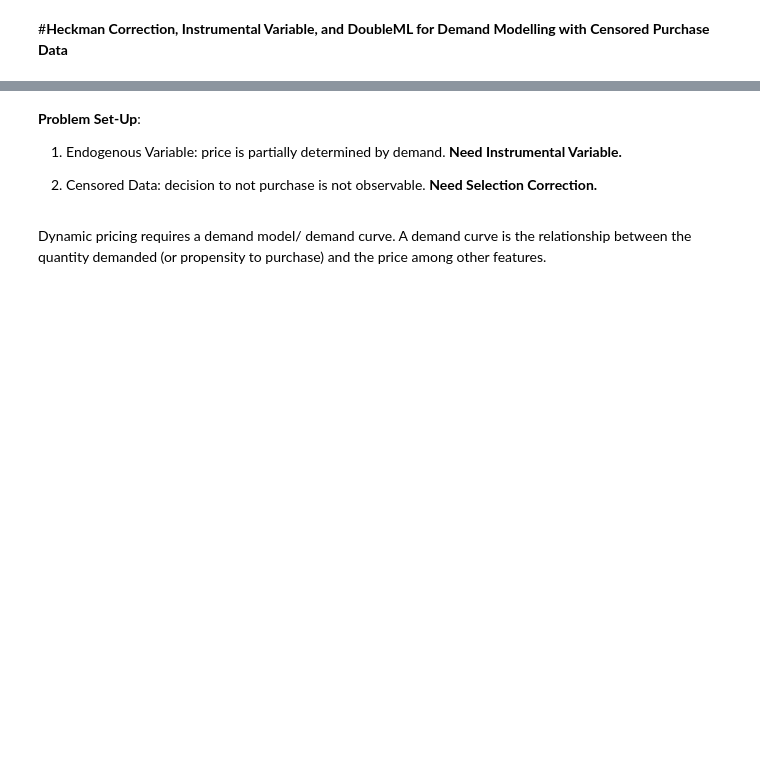
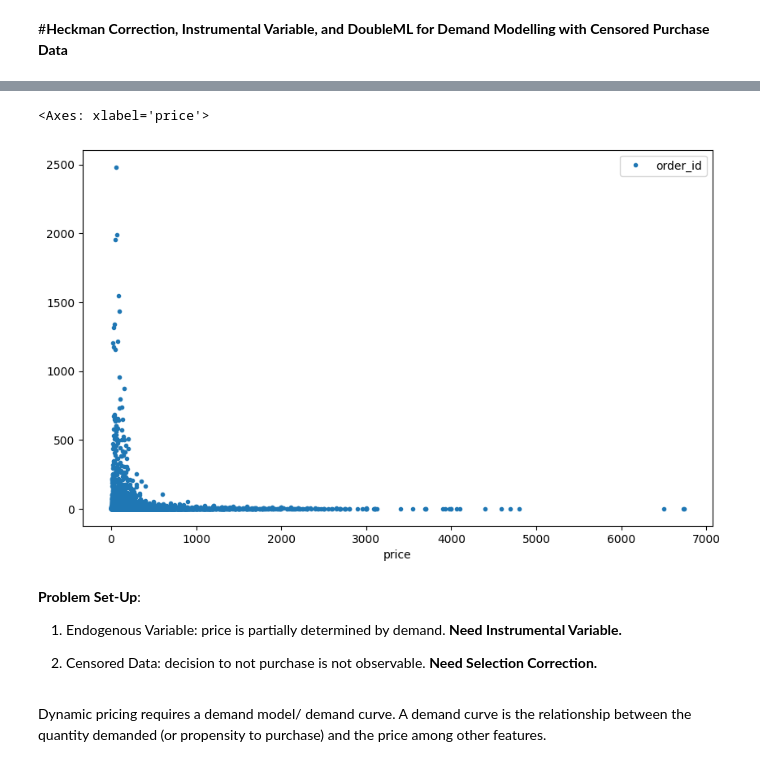
Before and after one commit to jacquelinedoan/pricing_causal, a Jupyter notebook: pricing_causal.ipynb, the cells around one changed output, grey strips where cells are left out. Saved outputs shown, nothing was run; the diff lists cells and outputs as text; code cells hidden in the pictures; blank space fills up the shorter version.

```diff
--- a/pricing_causal.ipynb
+++ b/pricing_causal.ipynb
@@ -14,22 +48,13 @@ where
 # %%
-import os
-import numpy as np
-import pandas as pd
-import kagglehub
-
-pd.set_option('display.max_columns', None)
-
-# Data
-
-path = kagglehub.dataset_download("olistbr/brazilian-ecommerce")
 cust, sell, rev, item, prod, geo, cat, orders, pay = [pd.read_csv(f"{path}/{file}") for file in os.listdir(path)]
 master = orders.merge(cust, on="customer_id", how='left')\
                .merge(item, on="order_id", how='left')\
                .merge(prod, on="product_id", how='left')\
                .merge(cat, on="product_category_name", how='left')\
-               .merge(sell, on="seller_id", how='left')\
-               .merge(pay, on="order_id", how='left')\
-               .merge(rev, on="order_id", how='left')
+               .merge(sell, on="seller_id", how='left')
+
+#  .merge(rev, on="order_id", how='left')
+#  .merge(pay, on="order_id", how='left')\
 
 # Drop entries where price is null
 master.dropna(subset=['price'], inplace=True)
@@ -44,5 +69,5 @@ master['days_to_delivery'] = (master.order_estimated_delivery_date - master.orde
 
 master['order_purchase_weekday'] = master['order_purchase_timestamp'].dt.day_name()
 
-# Selection Indicator
-master['S'] = (master['order_status'] != 'canceled').astype(int)
+# Purchase Indicator
+master['Purchased'] = (master['order_status'] != 'canceled').astype(int)
@@ -65,0 +84,19 @@ dtype: int64
+# %%
+drop_cols = [
+            'order_approved_at',
+            'order_delivered_carrier_date',
+            'order_delivered_customer_date',
+            'order_estimated_delivery_date',
+            'order_purchase_timestamp',
+            'seller_id',
+            'shipping_limit_date',
+            'seller_city',
+            'seller_state',
+            'product_name_lenght',
+            'product_description_lenght',
+            'product_photos_qty',
+            'product_category_name'
+             ]
+# %%
+data = master.drop(columns=drop_cols).drop_duplicates()
+data.select_dtypes(include=['object']).columns
@@ -66,3 +166,8 @@ dtype: int64
+# %%
+data.groupby(by=['price']).order_id.count().reset_index().sort_values(by='price').plot(x='price', y='order_id', marker='.', linestyle=' ', figsize=(10, 6))
+# %% [output]
+<Axes: xlabel='price'>
+[figure, added]
 # %%
 # Null Treatment
 # Categorical
```
Also changed, not shown: parts of 10 cells of this notebook.
